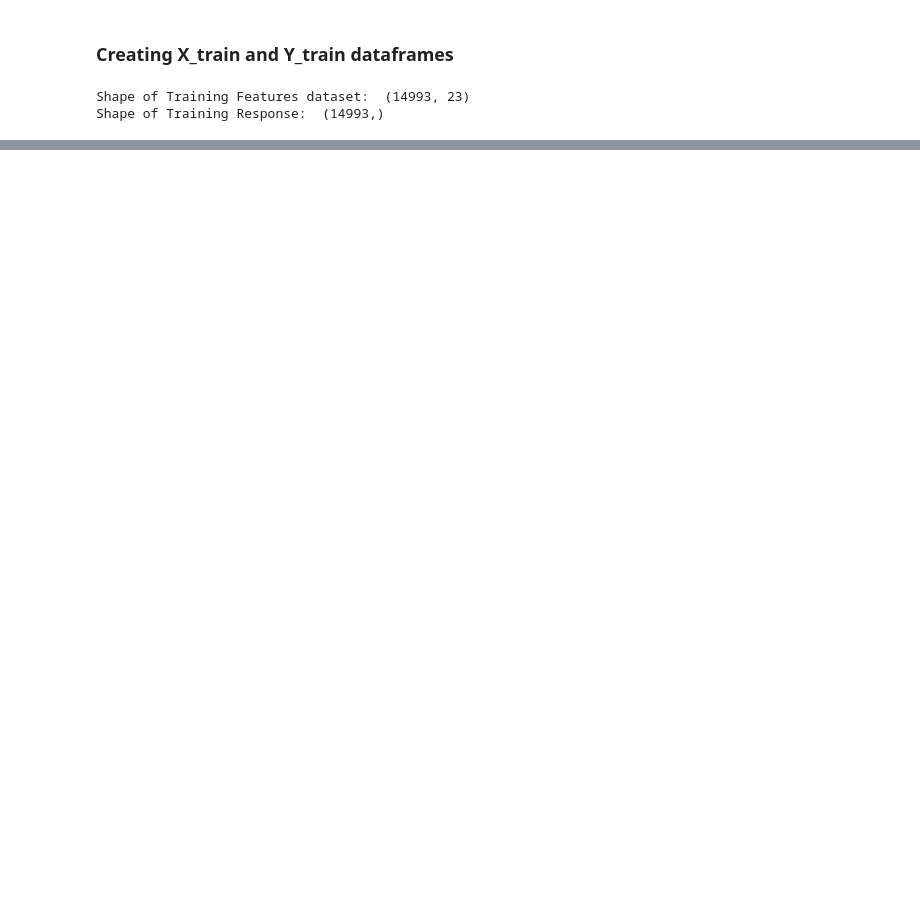
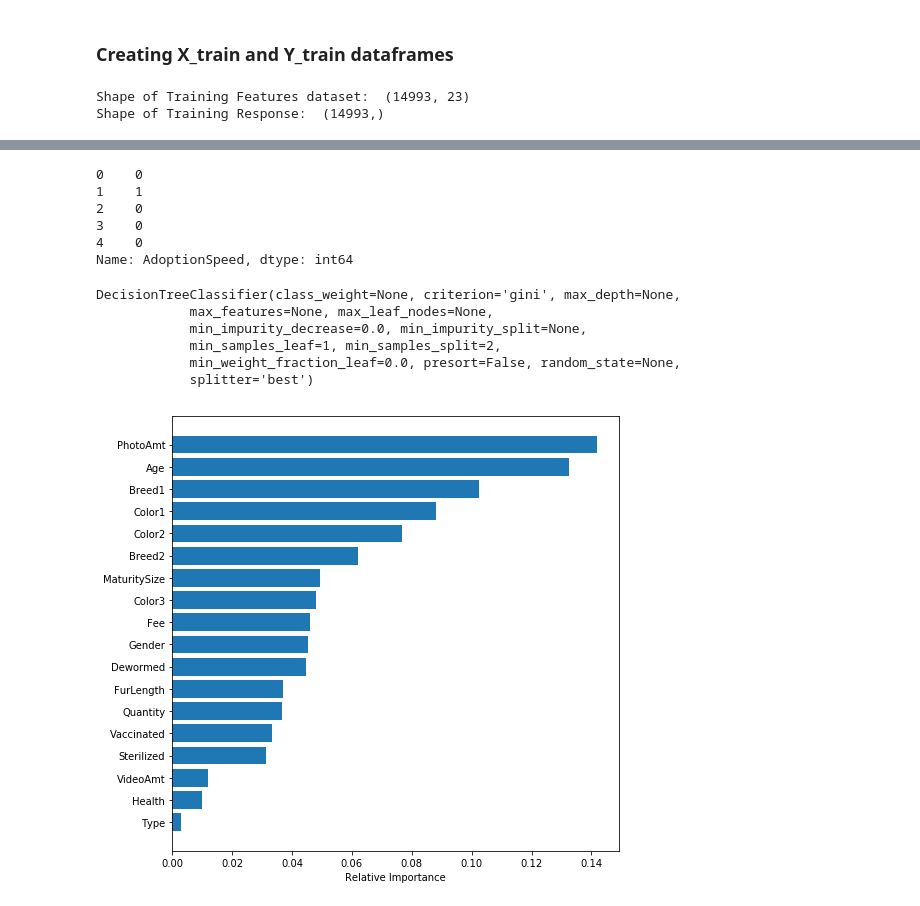
Before and after one commit to atal5/PetfinderDM, a Jupyter notebook: PetFinderV1.ipynb, the cells around one changed output, grey strips where cells are left out. Saved outputs shown, nothing was run; the diff lists cells and outputs as text; code cells hidden in the pictures; blank space fills up the shorter version.

Commit message:
Added Feature Importance using Decision Tree classifier

```diff
--- a/PetFinderV1.ipynb
+++ b/PetFinderV1.ipynb
@@ -443,0 +448,4 @@ Shape of Training Response:  (14993,)
+# %%
+X_train = X_train.drop(['RescuerID','Description','PetID','State','Name'],axis=1)
+print("Shape of Training Features dataset: ", X_train.shape)
+print("Shape of Training Response: ", Y_train.shape)
@@ -443,0 +464,35 @@ Shape of Training Response:  (14993,)
+# %%
+Y_train = Y_train.apply(lambda x: 1 if (x == 0 or x == 1) else 0)
+# %%
+Y_train.head()
+# %% [output]
+0    0
+1    1
+2    0
+3    0
+4    0
+Name: AdoptionSpeed, dtype: int64
+# %%
+from sklearn.tree import DecisionTreeClassifier
+
+clf1 = DecisionTreeClassifier()
+clf1.fit(X_train,Y_train)
+# %% [output]
+DecisionTreeClassifier(class_weight=None, criterion='gini', max_depth=None,
+            max_features=None, max_leaf_nodes=None,
+            min_impurity_decrease=0.0, min_impurity_split=None,
+            min_samples_leaf=1, min_samples_split=2,
+            min_weight_fraction_leaf=0.0, presort=False, random_state=None,
+            splitter='best')
+# %%
+features = X_train.columns
+importances = clf1.feature_importances_
+indices = np.argsort(importances)
+
+plt.figure(figsize=(8,8))
+plt.barh(range(len(indices)), importances[indices], align='center')
+plt.yticks(range(len(indices)), [features[i] for i in indices]);
+plt.xlabel('Relative Importance')
+plt.show()
+# %% [output]
+[figure, added]
```
Also changed, not shown: parts of 4 cells of this notebook.
